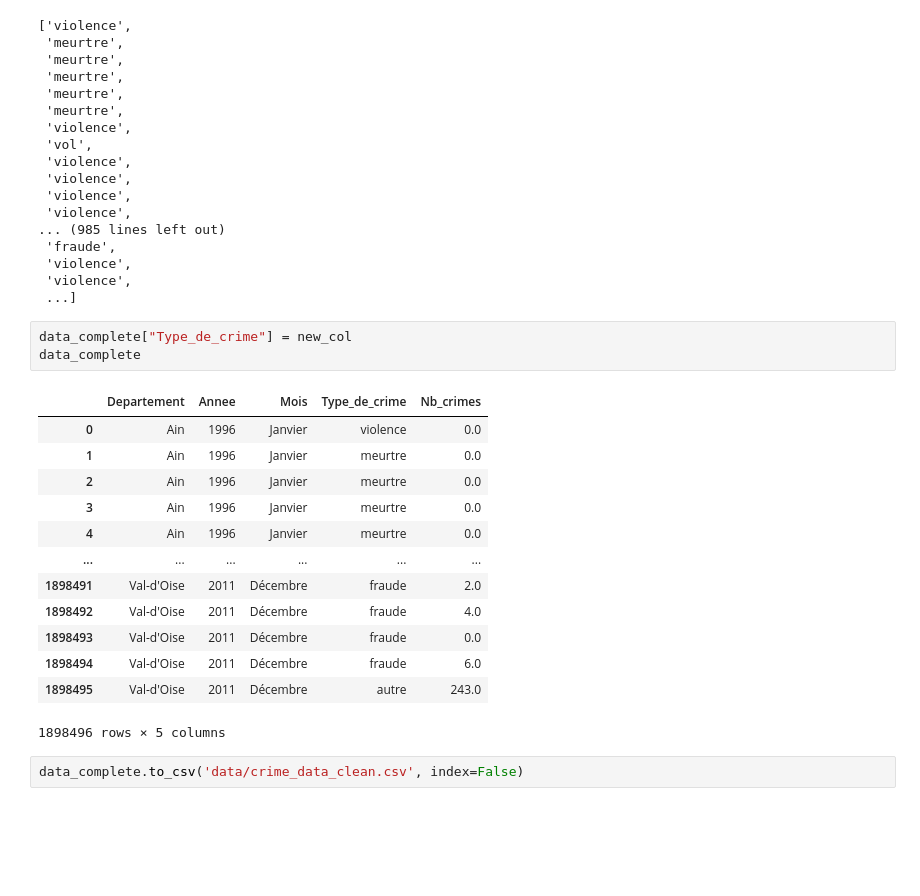
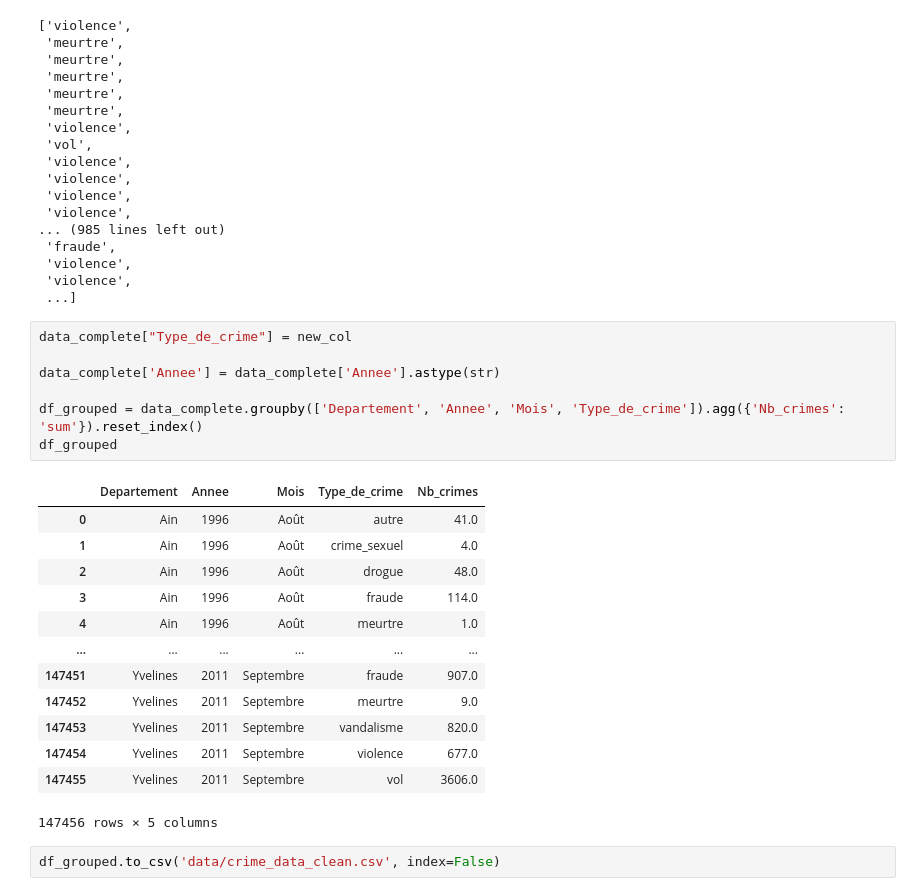
Before and after one commit to ugotafaro/Hackathon, a Jupyter notebook: charge_to_categories.ipynb, the cells around one changed output. Cells and saved outputs as stored; diff of their text form; blank space fills up the shorter version.

```diff
--- a/charge_to_categories.ipynb
+++ b/charge_to_categories.ipynb
@@ -61,22 +61,26 @@ new_col
  'violence',
  'violence',
  ...]
-# %%
-data_complete["Type_de_crime"] = new_col
-data_complete
-# %% [output]
-|  | Departement | Annee | Mois | Type_de_crime | Nb_crimes |
-| 0 | Ain | 1996 | Janvier | violence | 0.0 |
-| 1 | Ain | 1996 | Janvier | meurtre | 0.0 |
-| 2 | Ain | 1996 | Janvier | meurtre | 0.0 |
-| 3 | Ain | 1996 | Janvier | meurtre | 0.0 |
-| 4 | Ain | 1996 | Janvier | meurtre | 0.0 |
-| ... | ... | ... | ... | ... | ... |
-| 1898491 | Val-d'Oise | 2011 | Décembre | fraude | 2.0 |
-| 1898492 | Val-d'Oise | 2011 | Décembre | fraude | 4.0 |
-| 1898493 | Val-d'Oise | 2011 | Décembre | fraude | 0.0 |
-| 1898494 | Val-d'Oise | 2011 | Décembre | fraude | 6.0 |
-| 1898495 | Val-d'Oise | 2011 | Décembre | autre | 243.0 |
-1898496 rows × 5 columns
+# %%
+data_complete["Type_de_crime"] = new_col
+
+data_complete['Annee'] = data_complete['Annee'].astype(str)
+
+df_grouped = data_complete.groupby(['Departement', 'Annee', 'Mois', 'Type_de_crime']).agg({'Nb_crimes': 'sum'}).reset_index()
+df_grouped
+# %% [output]
+|  | Departement | Annee | Mois | Type_de_crime | Nb_crimes |
+| 0 | Ain | 1996 | Août | autre | 41.0 |
+| 1 | Ain | 1996 | Août | crime_sexuel | 4.0 |
+| 2 | Ain | 1996 | Août | drogue | 48.0 |
+| 3 | Ain | 1996 | Août | fraude | 114.0 |
+| 4 | Ain | 1996 | Août | meurtre | 1.0 |
+| ... | ... | ... | ... | ... | ... |
+| 147451 | Yvelines | 2011 | Septembre | fraude | 907.0 |
+| 147452 | Yvelines | 2011 | Septembre | meurtre | 9.0 |
+| 147453 | Yvelines | 2011 | Septembre | vandalisme | 820.0 |
+| 147454 | Yvelines | 2011 | Septembre | violence | 677.0 |
+| 147455 | Yvelines | 2011 | Septembre | vol | 3606.0 |
+147456 rows × 5 columns
 # %%
-data_complete.to_csv('data/crime_data_clean.csv', index=False)
+df_grouped.to_csv('data/crime_data_clean.csv', index=False)
```
Also changed, not shown: 1 other file.
